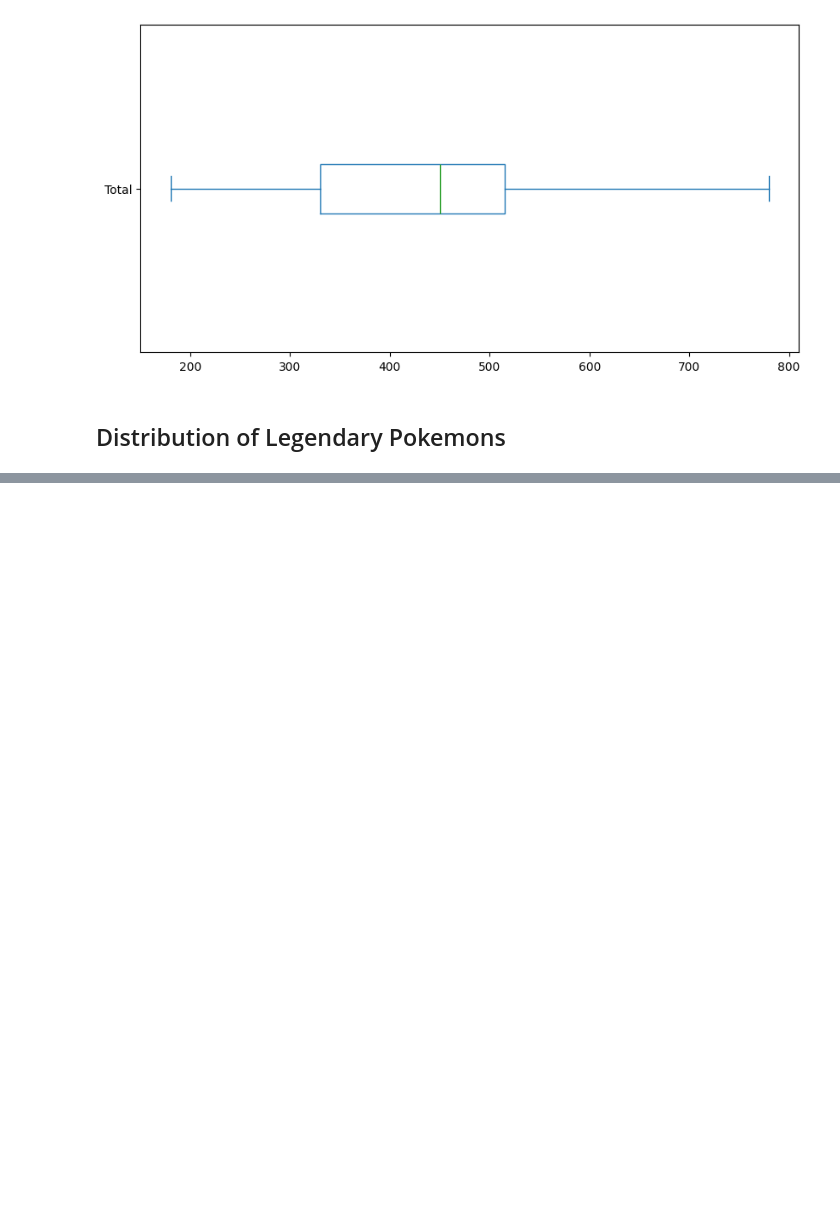
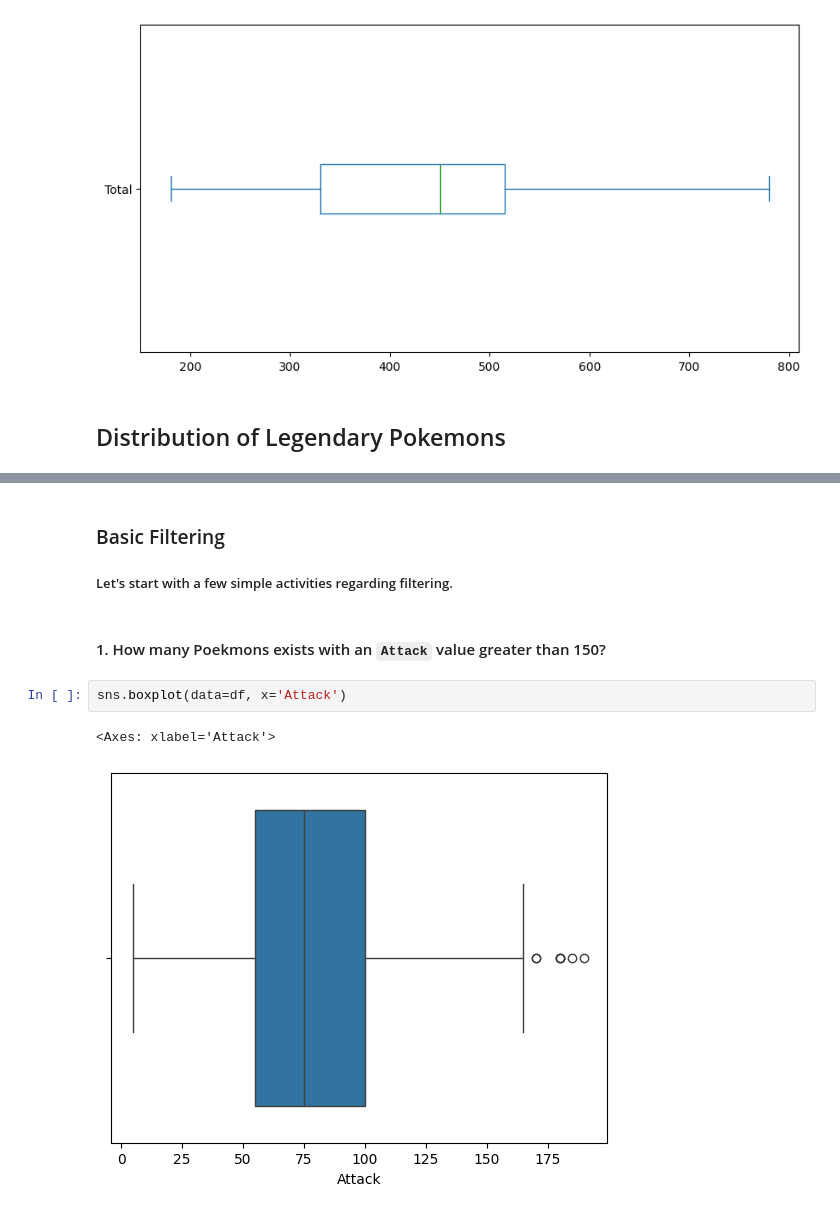
Before and after one commit to Ashish-khanagwal/Artificial-Intelligence, a Jupyter notebook: 4. Pandas/practice-2.ipynb, the cells around one changed output, grey strips where cells are left out. Saved outputs shown, nothing was run; the diff lists cells and outputs as text; blank space fills up the shorter version.

```diff
--- a/4. Pandas/practice-2.ipynb
+++ b/4. Pandas/practice-2.ipynb
@@ -113,3 +113,13 @@ df['Legendary'].value_counts().plot(kind='pie', autopct='%1.1f%%', cmap='Set3',
 # %% [output]
 <Axes: ylabel='count'>
 [figure]
+# %% [markdown]
+### Basic Filtering
+##### Let's start with a few simple activities regarding filtering.
+# %% [markdown]
+#### 1. How many Poekmons exists with an `Attack` value greater than 150?
+# %%
+sns.boxplot(data=df, x='Attack')
+# %% [output]
+<Axes: xlabel='Attack'>
+[figure, added]
```
Also changed, not shown: parts of 67 cells of this notebook, 1 other file.
